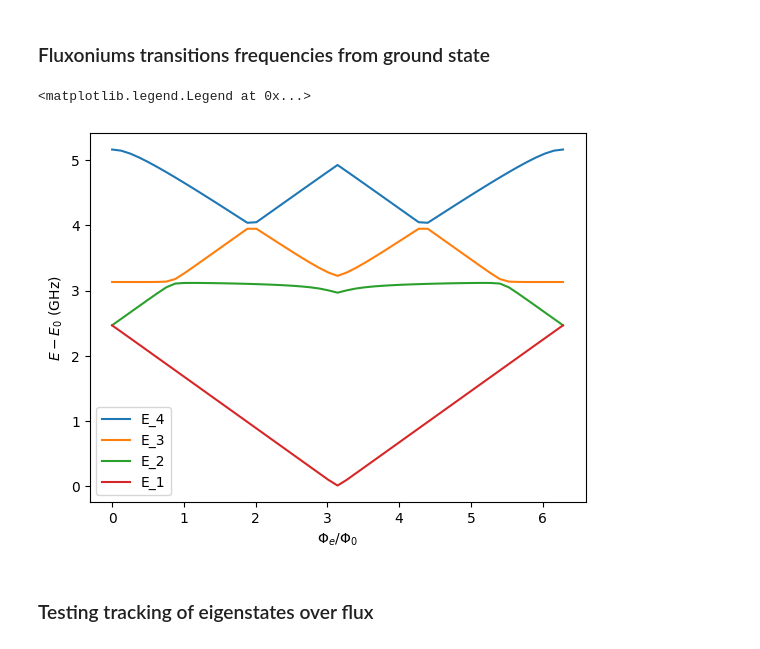
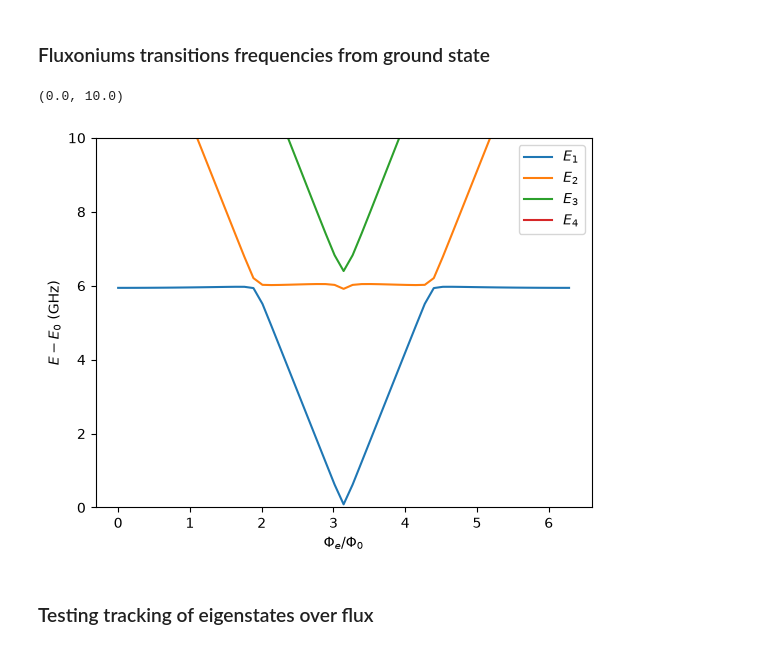
Before and after one commit to tyrasamenius/fluxonium_readout, a Jupyter notebook: Fluxonium_notebook.ipynb, the cells around one changed output. Cells and saved outputs as stored; diff of their text form; code cells hidden in the pictures.

```diff
--- a/Fluxonium_notebook.ipynb
+++ b/Fluxonium_notebook.ipynb
@@ -31,14 +33,23 @@ flux1.plot_wavefuncs(N_wavfuncs, ext_phase)
 # %% [markdown]
 ### Fluxoniums transitions frequencies from ground state
-# %%
-N_en_levels = 5
-N_flux = 51
-ext_phase = np.linspace(0, 2*np.pi, N_flux)
-flux1.plot_transistions_over_flux(ext_phase, N_en_levels)
-plt.legend()
-# %% [output]
-<matplotlib.legend.Legend at 0x...>
-[figure, removed]
+# %%
+N_en_levels = 5
+N_flux = 51
+E_Cq_two_mode = 1 # from DJF notebook, in GHz
+E_Ci_two_mode = 0.33 # from DJF notebook, in GHz
+ext_phase = np.linspace(0, 2*np.pi, N_flux)
+flux1_reduced = Double_Junc_Fluxonium(
+    E_J, E_J, C_J, C_J, C, E_L,
+    delta_phi=8*np.pi/200,
+    nbr_periods=4,
+)
+flux1_reduced.plot_transitions_over_flux_BH(
+    E_Cq_two_mode, E_Ci_two_mode, ext_phase, N_en_levels
+)
+plt.ylim(0, 10)
+# %% [output]
+(0.0, 10.0)
+[figure, added]
 # %% [markdown]
 ### Testing tracking of eigenstates over flux
 # %%
```
Also changed, not shown: parts of 2 cells of this notebook, 1 other file.
